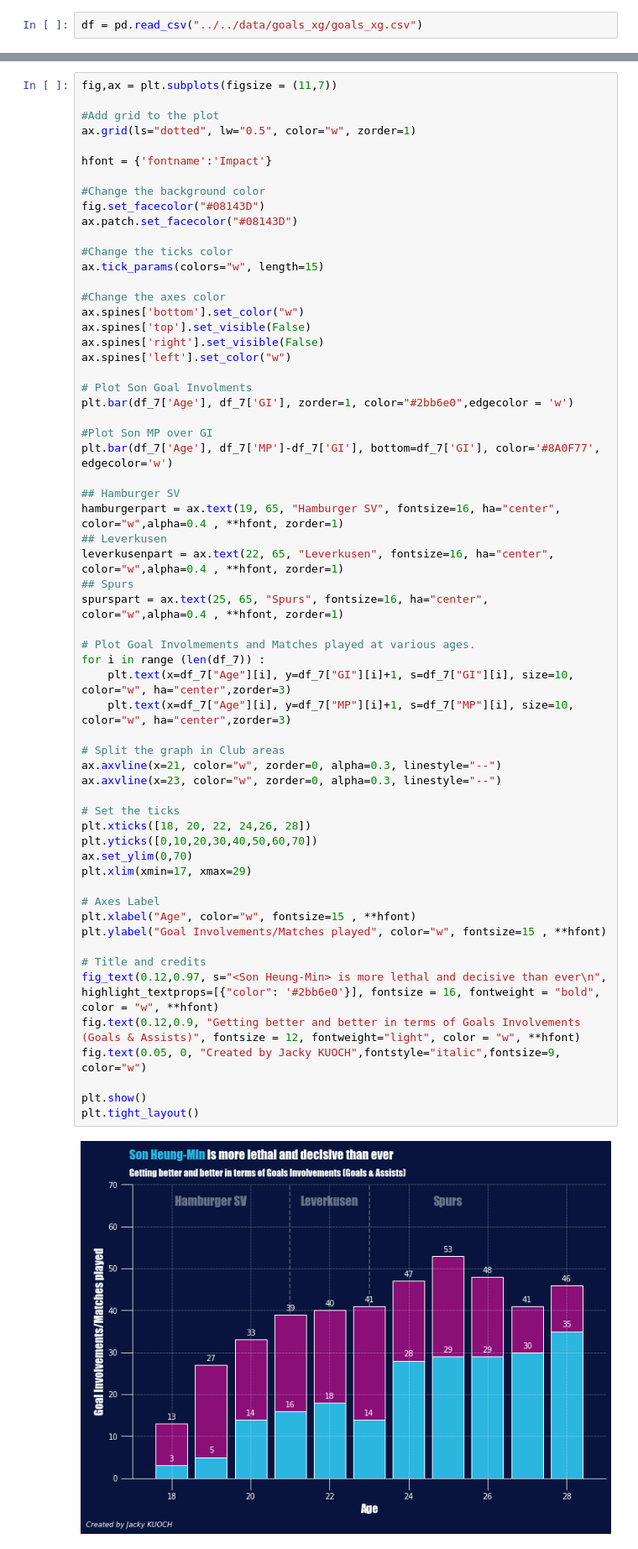
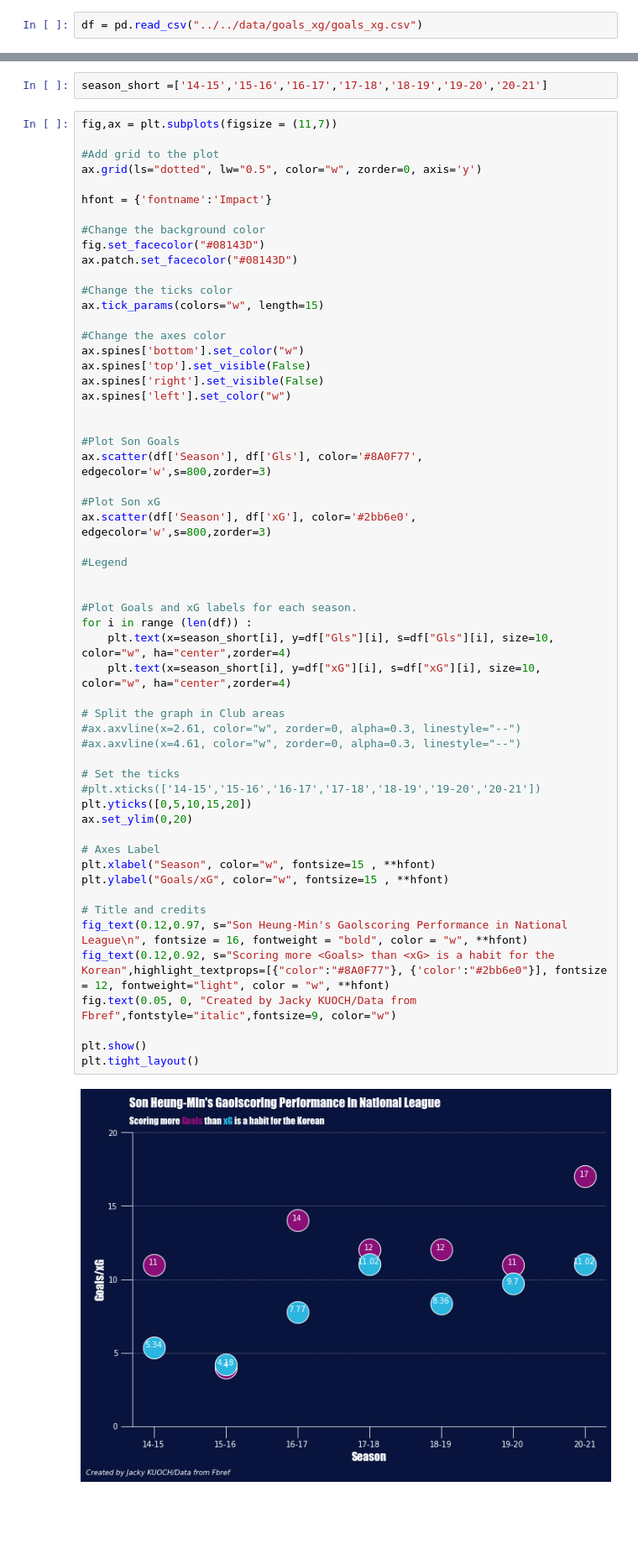
Before and after one commit to JackyKch/HeungMinSonJourney, a Jupyter notebook: coding/dataviz/xG_Gls.ipynb, the cells around one changed output, grey strips where cells are left out. Shown: that part at 84% size. Drawn from its saved outputs; the diff is of its cells as text; blank space fills up the shorter version.

Commit message:
Update xG data from understat.com

```diff
--- a/coding/dataviz/xG_Gls.ipynb
+++ b/coding/dataviz/xG_Gls.ipynb
@@ -111,63 +29,61 @@ plt.tight_layout()
+# %%
+season_short =['14-15','15-16','16-17','17-18','18-19','19-20','20-21']
 # %%
 fig,ax = plt.subplots(figsize = (11,7))
 
 #Add grid to the plot
-ax.grid(ls="dotted", lw="0.5", color="w", zorder=1)
+ax.grid(ls="dotted", lw="0.5", color="w", zorder=0, axis='y')
 
 hfont = {'fontname':'Impact'}
 
 #Change the background color
 fig.set_facecolor("#08143D")
 ax.patch.set_facecolor("#08143D")
 
 #Change the ticks color
 ax.tick_params(colors="w", length=15)
 
 #Change the axes color
 ax.spines['bottom'].set_color("w")
 ax.spines['top'].set_visible(False)
 ax.spines['right'].set_visible(False)
 ax.spines['left'].set_color("w")
 
-# Plot Son Goal Involments
-plt.bar(df_7['Age'], df_7['GI'], zorder=1, color="#2bb6e0",edgecolor = 'w')
 
-#Plot Son MP over GI
-plt.bar(df_7['Age'], df_7['MP']-df_7['GI'], bottom=df_7['GI'], color='#8A0F77', edgecolor='w')
+#Plot Son Goals
+ax.scatter(df['Season'], df['Gls'], color='#8A0F77', edgecolor='w',s=800,zorder=3)
 
-## Hamburger SV
-hamburgerpart = ax.text(19, 65, "Hamburger SV", fontsize=16, ha="center", color="w",alpha=0.4 , **hfont, zorder=1)
-## Leverkusen
-leverkusenpart = ax.text(22, 65, "Leverkusen", fontsize=16, ha="center", color="w",alpha=0.4 , **hfont, zorder=1)
-## Spurs
-spurspart = ax.text(25, 65, "Spurs", fontsize=16, ha="center", color="w",alpha=0.4 , **hfont, zorder=1)
+#Plot Son xG
+ax.scatter(df['Season'], df['xG'], color='#2bb6e0', edgecolor='w',s=800,zorder=3)
 
-# Plot Goal Involmements and Matches played at various ages.
-for i in range (len(df_7)) :
-    plt.text(x=df_7["Age"][i], y=df_7["GI"][i]+1, s=df_7["GI"][i], size=10, color="w", ha="center",zorder=3)
-    plt.text(x=df_7["Age"][i], y=df_7["MP"][i]+1, s=df_7["MP"][i], size=10, color="w", ha="center",zorder=3)
+#Legend
+
+
+#Plot Goals and xG labels for each season.
+for i in range (len(df)) :
+    plt.text(x=season_short[i], y=df["Gls"][i], s=df["Gls"][i], size=10, color="w", ha="center",zorder=4)
+    plt.text(x=season_short[i], y=df["xG"][i], s=df["xG"][i], size=10, color="w", ha="center",zorder=4)
 
 # Split the graph in Club areas
-ax.axvline(x=21, color="w", zorder=0, alpha=0.3, linestyle="--")
-ax.axvline(x=23, color="w", zorder=0, alpha=0.3, linestyle="--")
+#ax.axvline(x=2.61, color="w", zorder=0, alpha=0.3, linestyle="--")
+#ax.axvline(x=4.61, color="w", zorder=0, alpha=0.3, linestyle="--")
 
 # Set the ticks
-plt.xticks([18, 20, 22, 24,26, 28])
-plt.yticks([0,10,20,30,40,50,60,70])
-ax.set_ylim(0,70)
-plt.xlim(xmin=17, xmax=29)
+#plt.xticks(['14-15','15-16','16-17','17-18','18-19','19-20','20-21'])
+plt.yticks([0,5,10,15,20])
+ax.set_ylim(0,20)
 
 # Axes Label
-plt.xlabel("Age", color="w", fontsize=15 , **hfont)
-plt.ylabel("Goal Involvements/Matches played", color="w", fontsize=15 , **hfont)
+plt.xlabel("Season", color="w", fontsize=15 , **hfont)
+plt.ylabel("Goals/xG", color="w", fontsize=15 , **hfont)
 
 # Title and credits
-fig_text(0.12,0.97, s="<Son Heung-Min> is more lethal and decisive than ever\n", highlight_textprops=[{"color": '#2bb6e0'}], fontsize = 16, fontweight = "bold", color = "w", **hfont)
-fig.text(0.12,0.9, "Getting better and better in terms of Goals Involvements (Goals & Assists)", fontsize = 12, fontweight="light", color = "w", **hfont)
-fig.text(0.05, 0, "Created by Jacky KUOCH",fontstyle="italic",fontsize=9, color="w")
+fig_text(0.12,0.97, s="Son Heung-Min's Gaolscoring Performance in National League\n", fontsize = 16, fontweight = "bold", color = "w", **hfont)
+fig_text(0.12,0.92, s="Scoring more <Goals> than <xG> is a habit for the Korean",highlight_textprops=[{"color":"#8A0F77"}, {'color':"#2bb6e0"}], fontsize = 12, fontweight="light", color = "w", **hfont)
+fig.text(0.05, 0, "Created by Jacky KUOCH/Data from Fbref",fontstyle="italic",fontsize=9, color="w")
 
 plt.show()
 plt.tight_layout()
 # %% [output]
-[figure, old version]
+[figure, new version]
 <Figure size 432x288 with 0 Axes>
```
Also changed, not shown: parts of 6 cells of this notebook, 1 other file.
